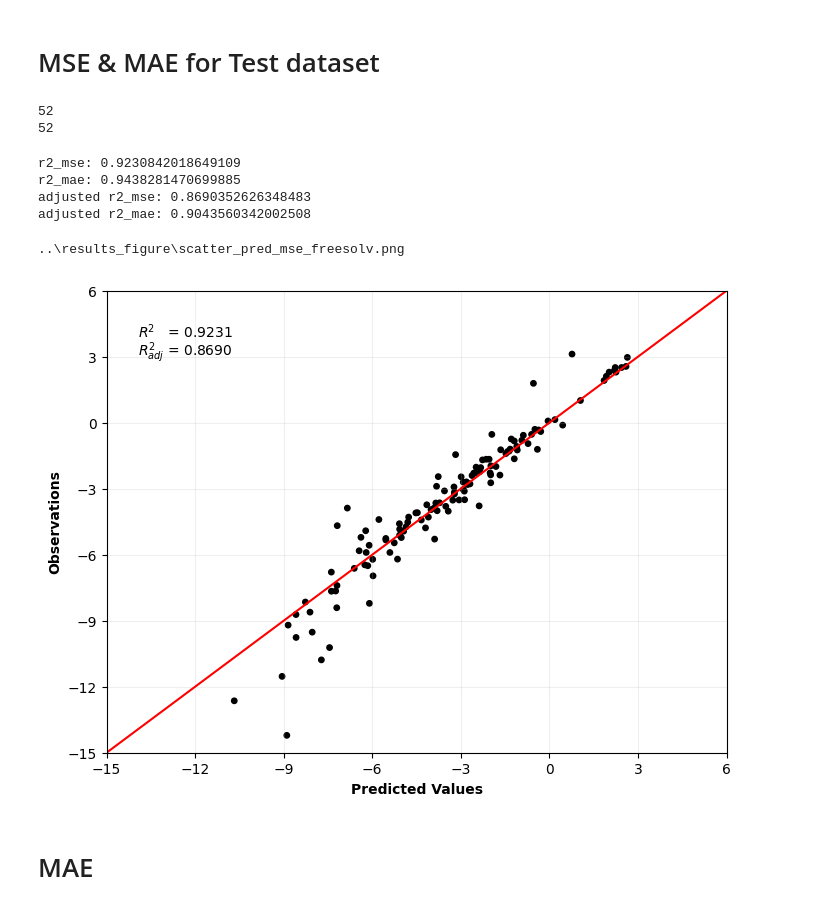
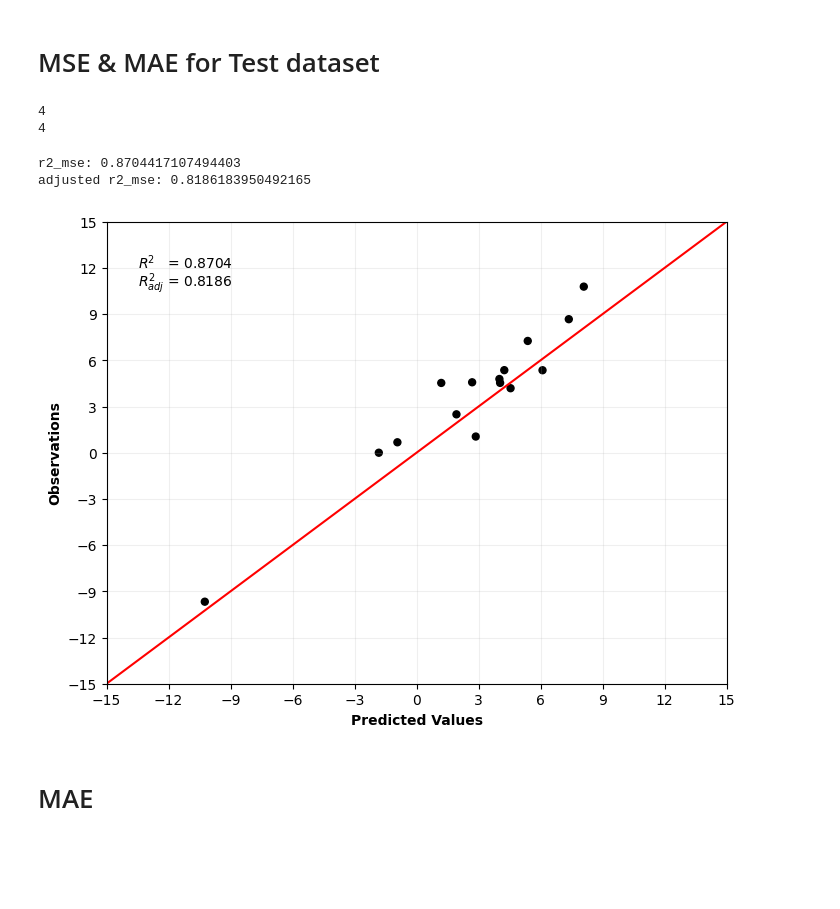
Before and after one commit to DSjayjang/Project, a Jupyter notebook: ChemGCNs/visualization/scatter_pred.ipynb, the cells around one changed output. Cells and saved outputs as stored; diff of their text form; code cells hidden in the pictures; blank space fills up the shorter version.

```diff
--- a/ChemGCNs/visualization/scatter_pred.ipynb
+++ b/ChemGCNs/visualization/scatter_pred.ipynb
@@ -5,7 +5,7 @@ import pandas as pd
 import matplotlib.pyplot as plt
 from sklearn.metrics import r2_score
 # %%
-dataset = 'freesolv' # freesolv / esol / lipo / logp / logvp
+dataset = 'logvp' # freesolv / esol / lipo / logvp / logp
 save_dir = r'..\results_figure'
 # %% [markdown]
 # MSE & MAE for Test dataset
@@ -18,8 +18,8 @@ print(df_test_MSE.shape[1])
 df_test_MAE = pd.read_csv(r'..\results_datasets\result_test_' + dataset + '_mae' + '.csv')
 print(df_test_MAE.shape[1])
 # %% [output]
-52
-52
+4
+4
 # %%
 # # MSE
 # df_test_MSE = pd.read_csv(r'..\results_datasets\result_test_mse' + '.csv')
@@ -39,22 +39,14 @@ df_test_MAE.columns = columns
 # %%
 # R^2
 r2_mse = r2_score(df_test_MSE['target'], df_test_MSE['pred'])
-r2_mae = r2_score(df_test_MAE['target'], df_test_MAE['pred'])
-
 print('r2_mse:', r2_mse)
-print('r2_mae:', r2_mae)
 
 # adjusted R^2
 adjusted_r2_mse = ((len(df_test_MSE) - 1) * r2_mse - df_test_MSE.shape[1]) / (len(df_test_MSE) - df_test_MSE.shape[1] - 1)
-adjusted_r2_mae = ((len(df_test_MAE) - 1) * r2_mae - df_test_MAE.shape[1]) / (len(df_test_MAE) - df_test_MAE.shape[1] - 1)
-
 print('adjusted r2_mse:', adjusted_r2_mse)
-print('adjusted r2_mae:', adjusted_r2_mae)
 # %% [output]
-r2_mse: 0.9230842018649109
-r2_mae: 0.9438281470699885
-adjusted r2_mse: 0.8690352626348483
-adjusted r2_mae: 0.9043560342002508
+r2_mse: 0.8704417107494403
+adjusted r2_mse: 0.8186183950492165
 # %%
 if dataset in ['freesolv', 'esol', 'lipo']:
     s = 15
@@ -95,40 +87,39 @@ elif dataset == 'logp':
     plt.ylim(-4, 6)
     plt.xticks(range(-4, 7, 1))
     plt.yticks(range(-4, 7, 1))
 elif dataset == 'logvp':
     plt.xlim(-15, 15)
     plt.ylim(-15, 15)
     plt.xticks(range(-15, 16, 3))
     plt.yticks(range(-15, 16, 3))
 # elif dataset == 'vd':
 #     plt.xlim(0, 8)
 #     plt.ylim(0, 8)
 #     plt.xticks(range(0, 9, 1))
 #     plt.yticks(range(0, 9, 1))
 
 plt.xlabel("Predicted Values", fontweight = 'bold')
 plt.ylabel("Observations", fontweight = 'bold')
 
 plt.text(0.05, 0.90, rf'$R{{^2}}$   = {r2_mse:.4f}',
          transform = plt.gca().transAxes,
          fontsize = 10,)
 plt.text(0.05, 0.86, rf'$R_{{adj}}^2$ = {adjusted_r2_mse:.4f}',
          transform = plt.gca().transAxes,
          fontsize = 10,)
 
 
 plt.grid(alpha = 0.2)
 
-# 저장
-file_name = f'scatter_pred_mse_{dataset}.png'
-file_path = os.path.join(save_dir, file_name)
-print(file_path)
-plt.savefig(file_path, dpi = 600, bbox_inches = 'tight')
+# # 저장
+# file_name = f'scatter_pred_mse_{dataset}.png'
+# file_path = os.path.join(save_dir, file_name)
+# print(file_path)
+# plt.savefig(file_path, dpi = 600, bbox_inches = 'tight')
 
 plt.show()
 # %% [output]
-..\results_figure\scatter_pred_mse_freesolv.png
-[figure, old version]
+[figure, new version]
 # %% [markdown]
 # MAE
 # %%
```
Also changed, not shown: parts of 1 cell of this notebook, 37 other files.
